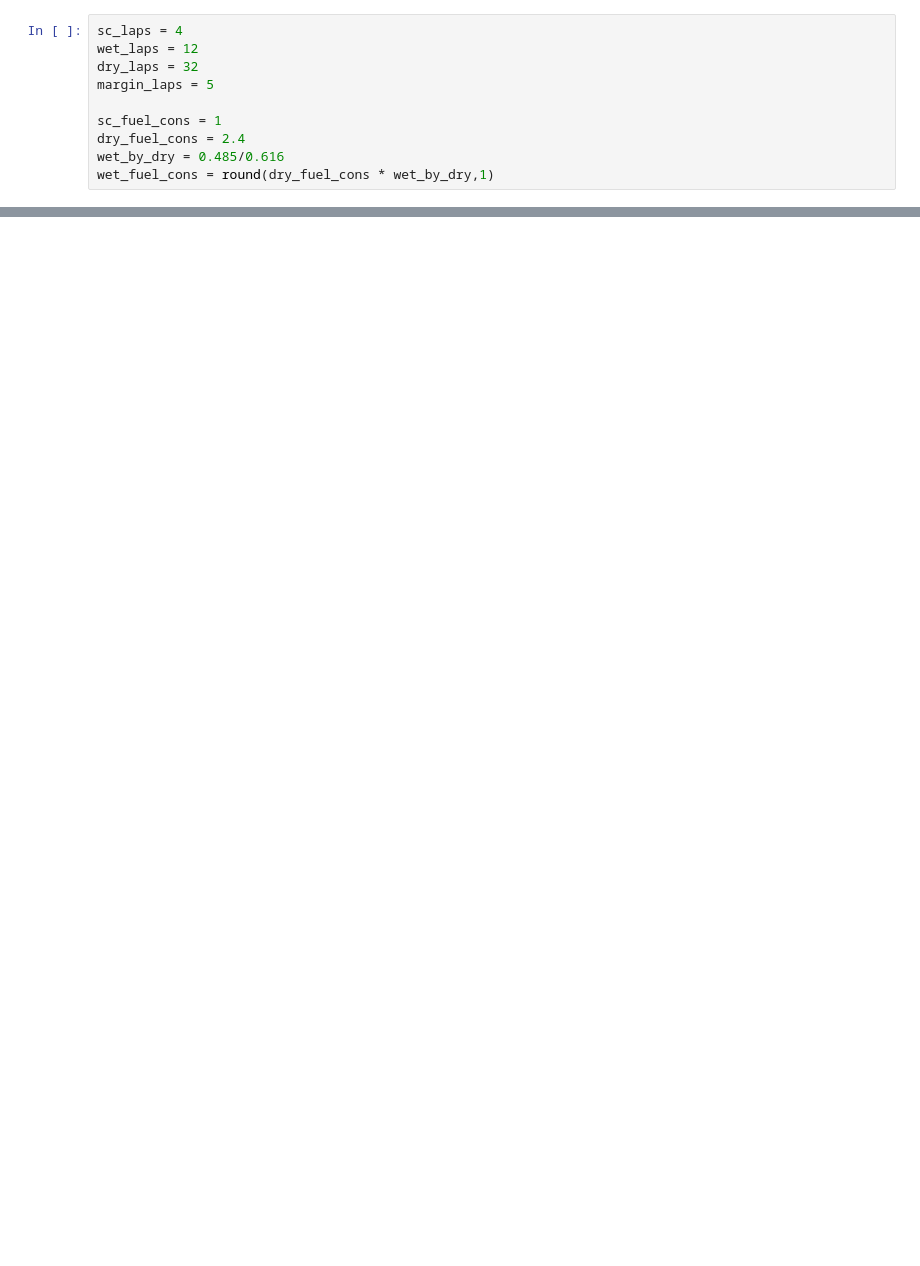
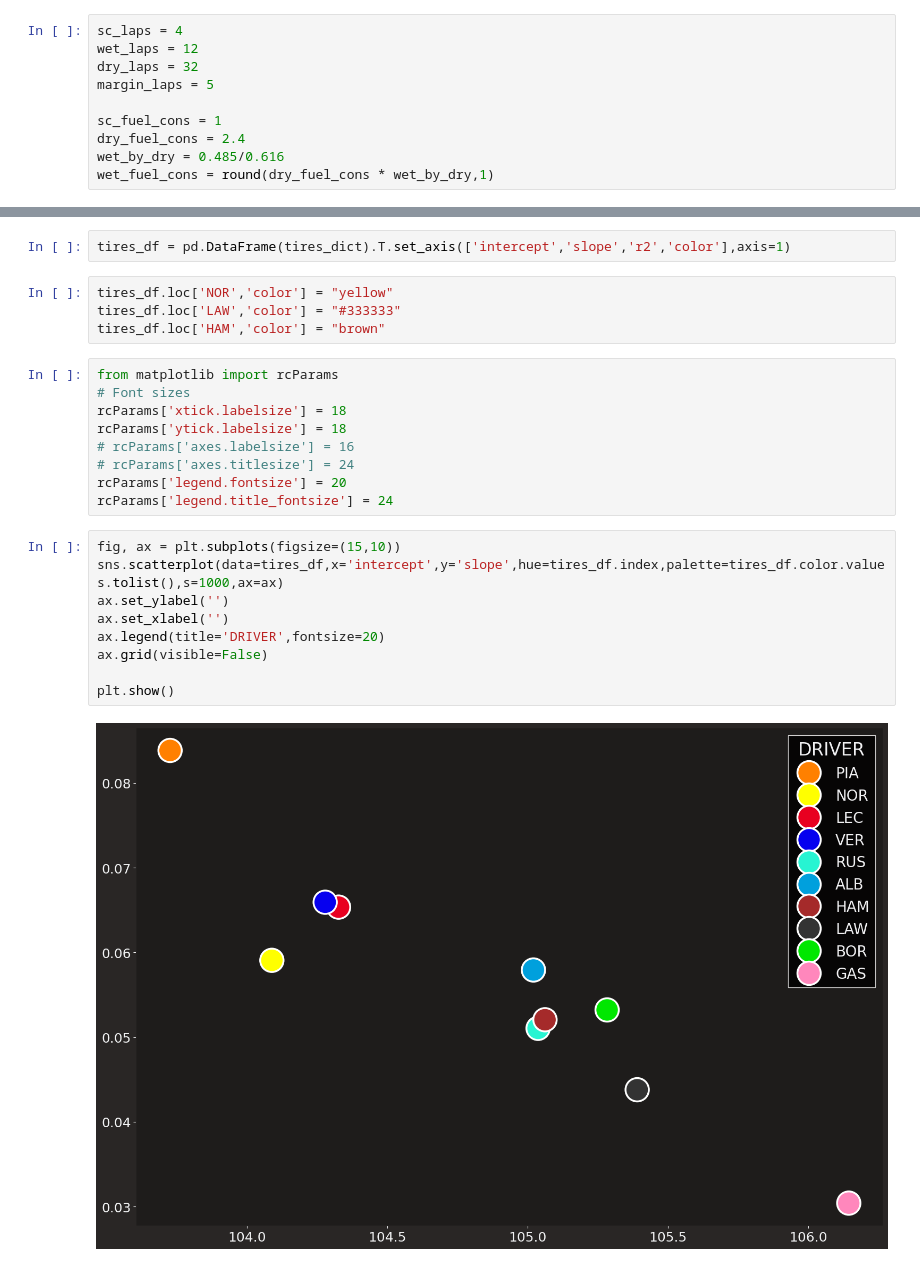
Before and after one commit to Rushi2497/F1DataAnalysis, a Jupyter notebook: notebooks/Belgium_2025/RaceTireDegAnalysis.ipynb, the cells around one changed output, grey strips where cells are left out. Drawn from its saved outputs; the diff is of its cells as text; blank space fills up the shorter version.

```diff
--- a/notebooks/Belgium_2025/RaceTireDegAnalysis.ipynb
+++ b/notebooks/Belgium_2025/RaceTireDegAnalysis.ipynb
@@ -88,0 +135,26 @@ plt.show()
+# %%
+tires_df = pd.DataFrame(tires_dict).T.set_axis(['intercept','slope','r2','color'],axis=1)
+# %%
+tires_df.loc['NOR','color'] = "yellow"
+tires_df.loc['LAW','color'] = "#333333"
+tires_df.loc['HAM','color'] = "brown"
+# %%
+from matplotlib import rcParams
+# Font sizes
+rcParams['xtick.labelsize'] = 18
+rcParams['ytick.labelsize'] = 18
+# rcParams['axes.labelsize'] = 16
+# rcParams['axes.titlesize'] = 24
+rcParams['legend.fontsize'] = 20
+rcParams['legend.title_fontsize'] = 24
+# %%
+fig, ax = plt.subplots(figsize=(15,10))
+sns.scatterplot(data=tires_df,x='intercept',y='slope',hue=tires_df.index,palette=tires_df.color.values.tolist(),s=1000,ax=ax)
+ax.set_ylabel('')
+ax.set_xlabel('')
+ax.legend(title='DRIVER',fontsize=20)
+ax.grid(visible=False)
+
+plt.show()
+# %% [output]
+[figure, added]
```
Also changed, not shown: parts of 12 cells of this notebook.
